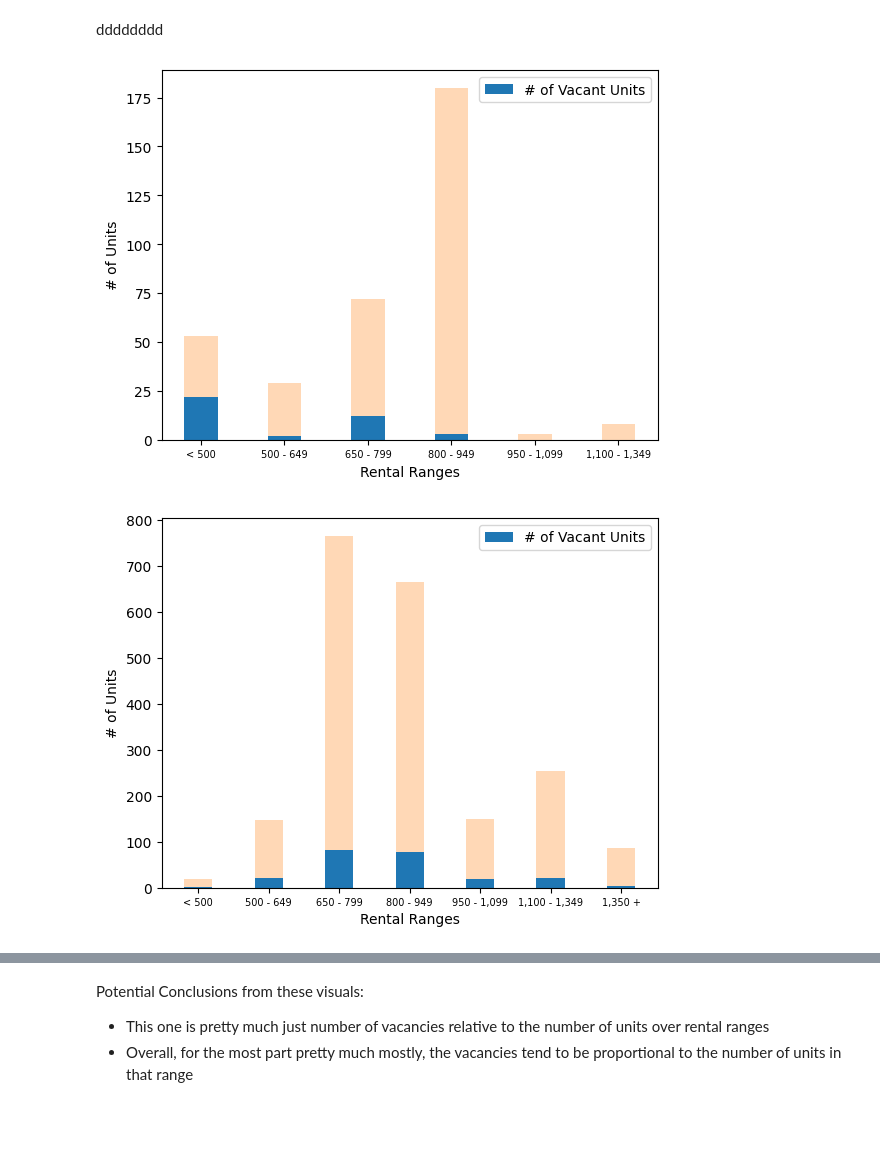
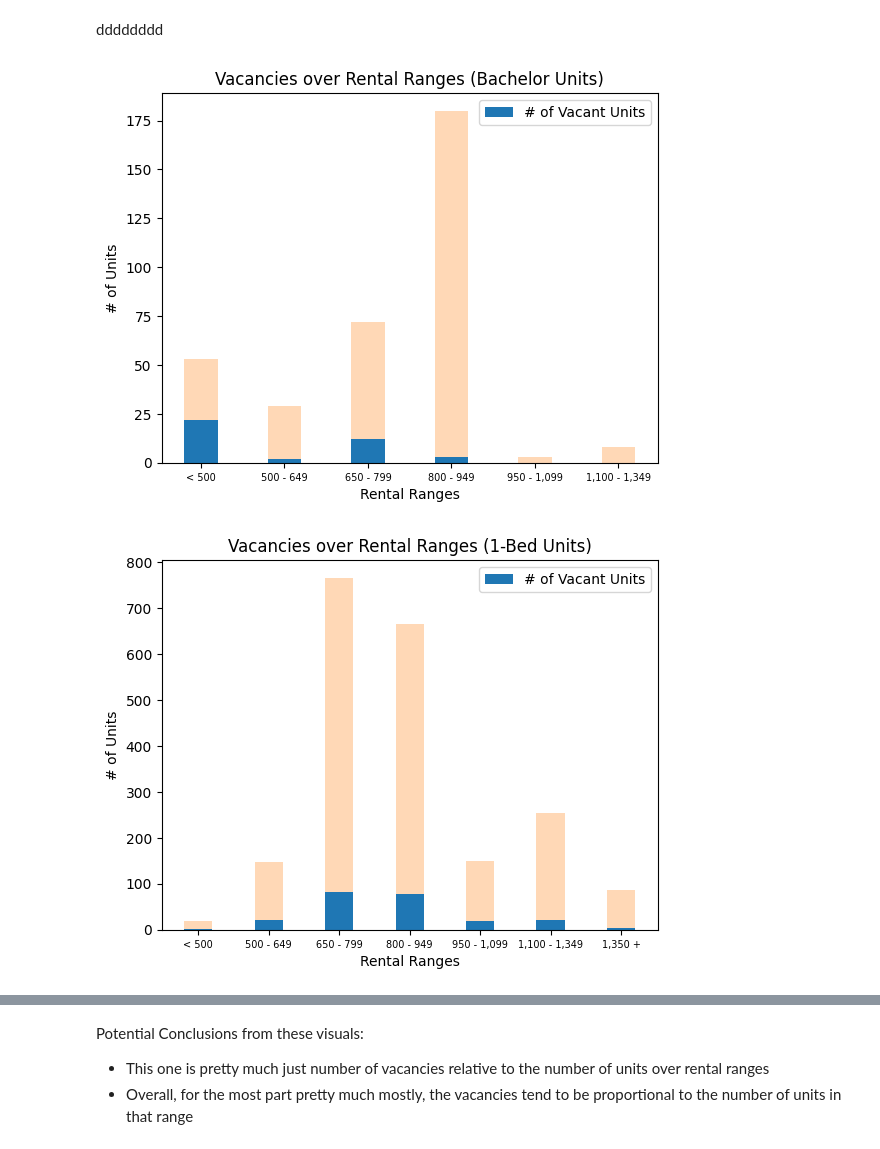
Before and after one commit to Mathemusician1729/DATA-221-Project, a Jupyter notebook: 221-Project.ipynb, the cells around one changed output, grey strips where cells are left out. Cells and saved outputs as stored; diff of their text form; code cells hidden in the pictures; blank space fills up the shorter version.

Commit message:
created stack bar charts for ranges vs # of vacancies

```diff
--- a/221-Project.ipynb
+++ b/221-Project.ipynb
@@ -96,27 +96,28 @@ dddddddd
 # %%
 # General stuffs
 import matplotlib.pyplot as plt
 import numpy as np
 
 #
 ranges = table2b_2["Rental Range"]
 
 bachelor_rents = ranges.copy()[:6]
 bachelor_vacants = table2b_2["Bachelor Vacant"][:6].apply(lambda x: int(x)) #
 bachelor_units = table2b_2["Bachelor Units"][:6].apply(lambda x: int(x))
 
 # create stacked bar chart out of total sampled
 x_axis = np.arange(len(bachelor_rents))
 plt.bar(x_axis, bachelor_vacants, 0.4, label="# of Vacant Units")
 plt.bar(x_axis, bachelor_units - bachelor_vacants, 0.4, bottom=bachelor_vacants, alpha=0.3)
 
 plt.xticks(x_axis, bachelor_rents, fontsize=7)
+plt.title("Vacancies over Rental Ranges (Bachelor Units)")
 plt.xlabel("Rental Ranges")
 plt.ylabel("# of Units")
 plt.legend()
 plt.show()
 # %% [output]
-[figure, old version]
+[figure, new version]
 # %%
 one_bed_vacants = table2b_2["1 - Bedroom Vacant"].apply(lambda x: int(x))
 one_bed_units = table2b_2["1 - Bedroom Units"].apply(lambda x: int(x))
@@ -126,12 +127,13 @@ plt.bar(x_axis, one_bed_vacants, 0.4, label="# of Vacant Units")
 plt.bar(x_axis, one_bed_units - one_bed_vacants, 0.4, bottom=one_bed_vacants, alpha=0.3)
 
 plt.xticks(x_axis, ranges, fontsize=7)
+plt.title("Vacancies over Rental Ranges (1-Bed Units)")
 plt.xlabel("Rental Ranges")
 plt.ylabel("# of Units")
 plt.legend()
 plt.show()
 # %% [output]
-[figure, old version]
+[figure, new version]
 # %%
 two_bed_vacants = table2b_2["2 - Bedroom Vacant"].apply(lambda x: int(x))
 two_bed_units = table2b_2["2 - Bedroom Units"].apply(lambda x: int(x))
```
Also changed, not shown: parts of 6 cells of this notebook.
